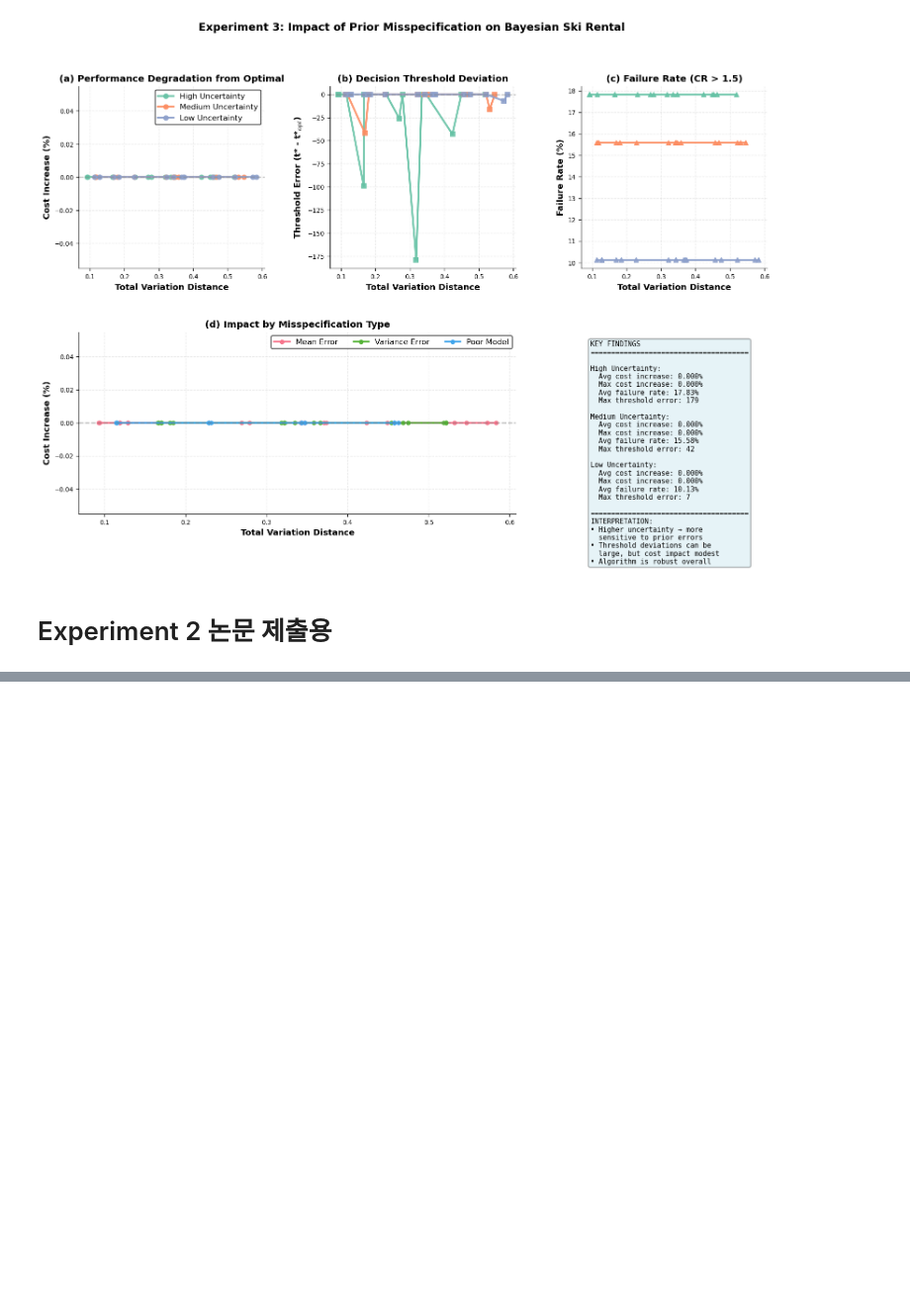
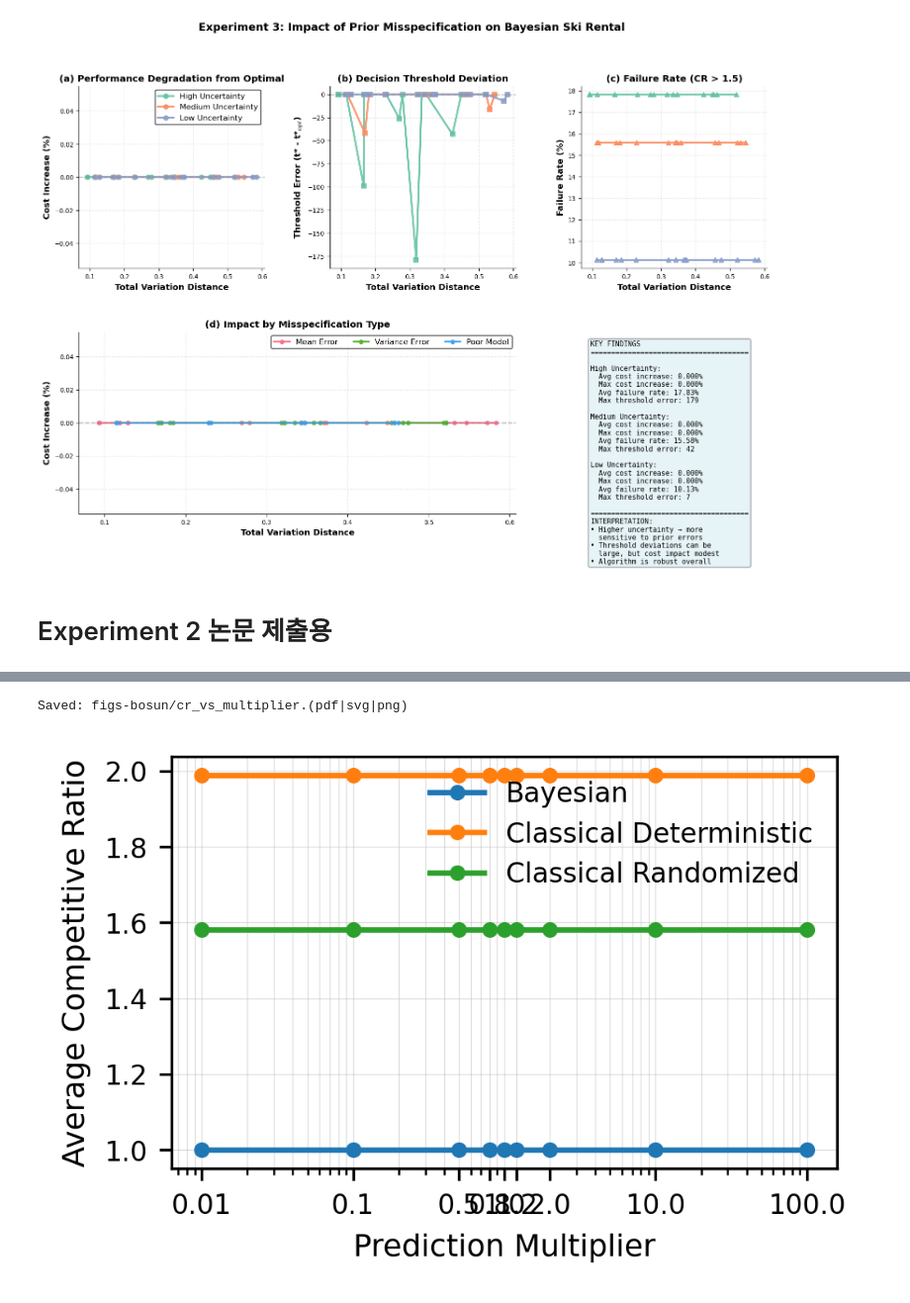
Before and after one commit to bosun1043/ski-rental-OpenV, a Jupyter notebook: Ski-Rental-main/simulationOpen.ipynb, the cells around one changed output, grey strips where cells are left out. Shown at 99% size. Saved outputs shown, nothing was run; the diff lists cells and outputs as text; code cells hidden in the pictures; blank space fills up the shorter version.

```diff
--- a/Ski-Rental-main/simulationOpen.ipynb
+++ b/Ski-Rental-main/simulationOpen.ipynb
@@ -2119,0 +2149,63 @@ KeyError: 'algorithm'
+# %%
+# --- Publication-quality plot (matplotlib only) ---
+import matplotlib.pyplot as plt
+import numpy as np
+import pandas as pd
+import os
+
+# 집계
+stats = (
+    df.groupby(["algorithm", "prediction_multiplier"])["cr"]
+      .agg(["mean", "std", "count"])
+      .reset_index()
+)
+stats["sem"]  = stats["std"] / np.sqrt(stats["count"].clip(lower=1))
+stats["ci95"] = 1.96 * stats["sem"]
+stats = stats.sort_values(["algorithm","prediction_multiplier"])
+
+# 스타일
+plt.close("all")
+plt.rcParams.update({
+    "font.size": 9, "axes.labelsize": 9, "axes.titlesize": 9,
+    "legend.fontsize": 8, "xtick.labelsize": 8, "ytick.labelsize": 8,
+    "lines.linewidth": 1.6, "figure.dpi": 300, "savefig.dpi": 300,
+    "pdf.fonttype": 42, "ps.fonttype": 42,
+})
+
+fig, ax = plt.subplots(figsize=(3.35, 2.2))  # single-column
+
+# 라인 + 95% CI
+for alg, sub in stats.groupby("algorithm"):
+    sub = sub.sort_values("prediction_multiplier")
+    x = sub["prediction_multiplier"].to_numpy()
+    y = sub["mean"].to_numpy()
+    ci = sub["ci95"].to_numpy()
+    ax.plot(x, y, marker="o", markersize=3.6, label=alg)
+    if np.all(np.isfinite(ci)):
+        ax.fill_between(x, y - ci, y + ci, alpha=0.18, linewidth=0)
+
+# 축/라벨
+ax.set_xscale("log")
+tick_candidates = [0.01, 0.1, 0.5, 0.8, 1.0, 1.2, 2.0, 10.0, 100.0]
+present = set(stats["prediction_multiplier"].unique().tolist())
+xticks = [t for t in tick_candidates if t in present]
+if xticks:
+    ax.set_xticks(xticks)
+    ax.get_xaxis().set_major_formatter(plt.ScalarFormatter())
+    ax.set_xticklabels([str(t) for t in xticks])
+
+ax.set_xlabel("Prediction Multiplier")
+ax.set_ylabel("Average Competitive Ratio")
+ax.grid(True, linewidth=0.3, alpha=0.4, which="both")
+ax.legend(frameon=False)
+fig.tight_layout(pad=0.5)
+
+# 저장
+os.makedirs("figs-bosun", exist_ok=True)
+
+fig.savefig("figs-bosun/cr_vs_multiplier.svg", bbox_inches="tight")
+fig.savefig("figs-bosun/cr_vs_multiplier.png", bbox_inches="tight")
+print("Saved: figs-bosun/cr_vs_multiplier.(pdf|svg|png)")
+# %% [output]
+Saved: figs-bosun/cr_vs_multiplier.(pdf|svg|png)
+[figure, added]
```
Also changed, not shown: parts of 3 cells of this notebook, 25 other files.
